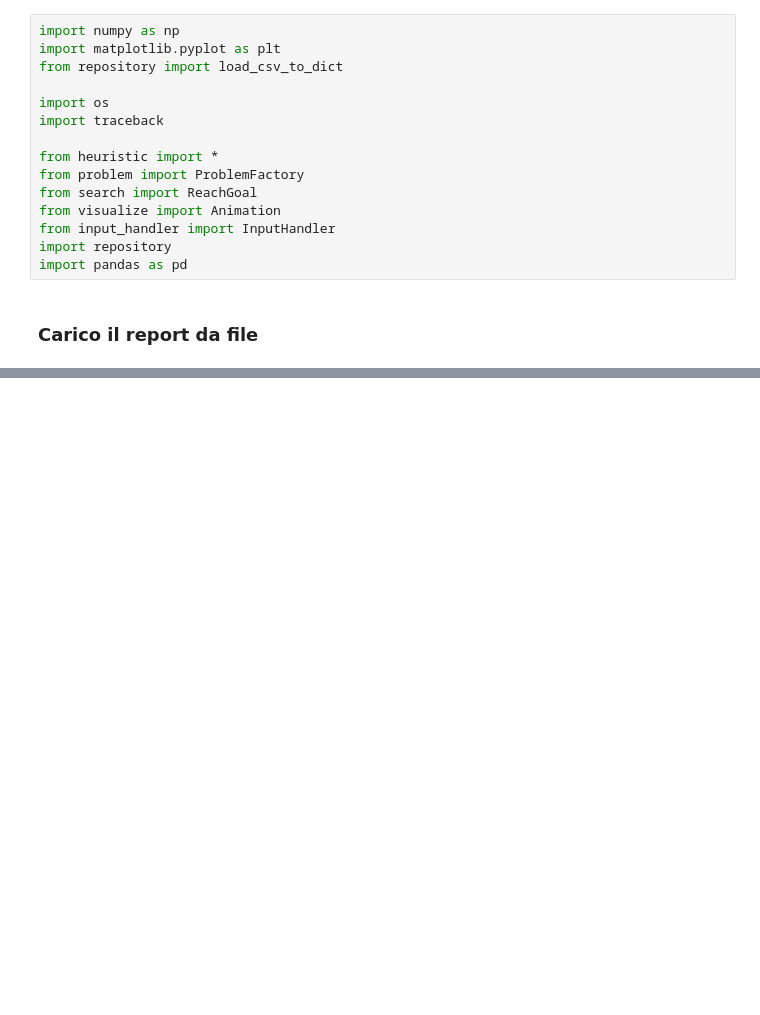
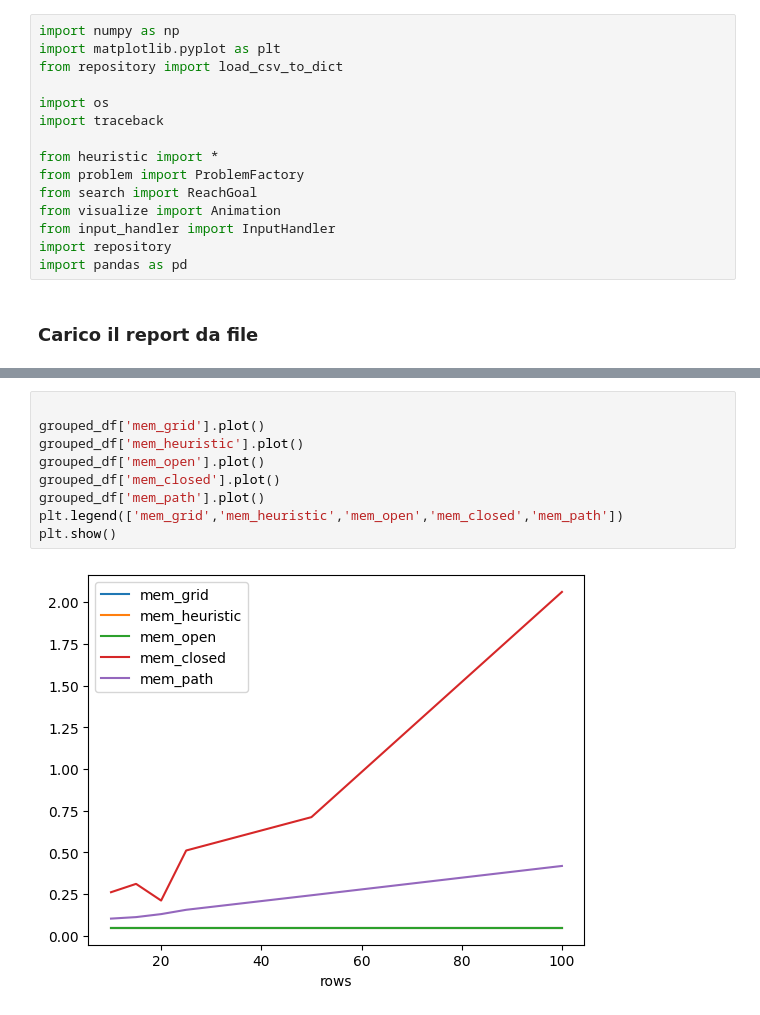
Before and after one commit to nikbet98/ProgettoAlgoritmi, a Jupyter notebook: test.ipynb, the cells around one changed output, grey strips where cells are left out. Cells and saved outputs as stored; diff of their text form; blank space fills up the shorter version.

```diff
--- a/test.ipynb
+++ b/test.ipynb
@@ -37,0 +37,11 @@ plt.show()
+# %%
+
+grouped_df['mem_grid'].plot()
+grouped_df['mem_heuristic'].plot()
+grouped_df['mem_open'].plot()
+grouped_df['mem_closed'].plot()
+grouped_df['mem_path'].plot()
+plt.legend(['mem_grid','mem_heuristic','mem_open','mem_closed','mem_path'])
+plt.show()
+# %% [output]
+[figure, added]
```
Also changed, not shown: parts of 8 cells of this notebook, 4 other files.
